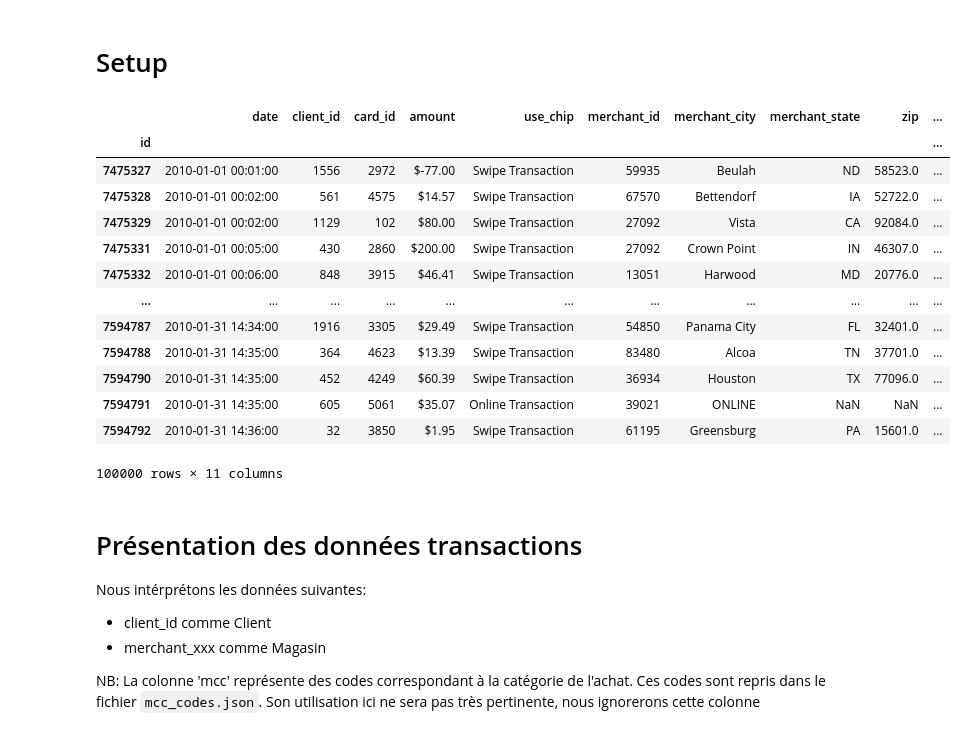
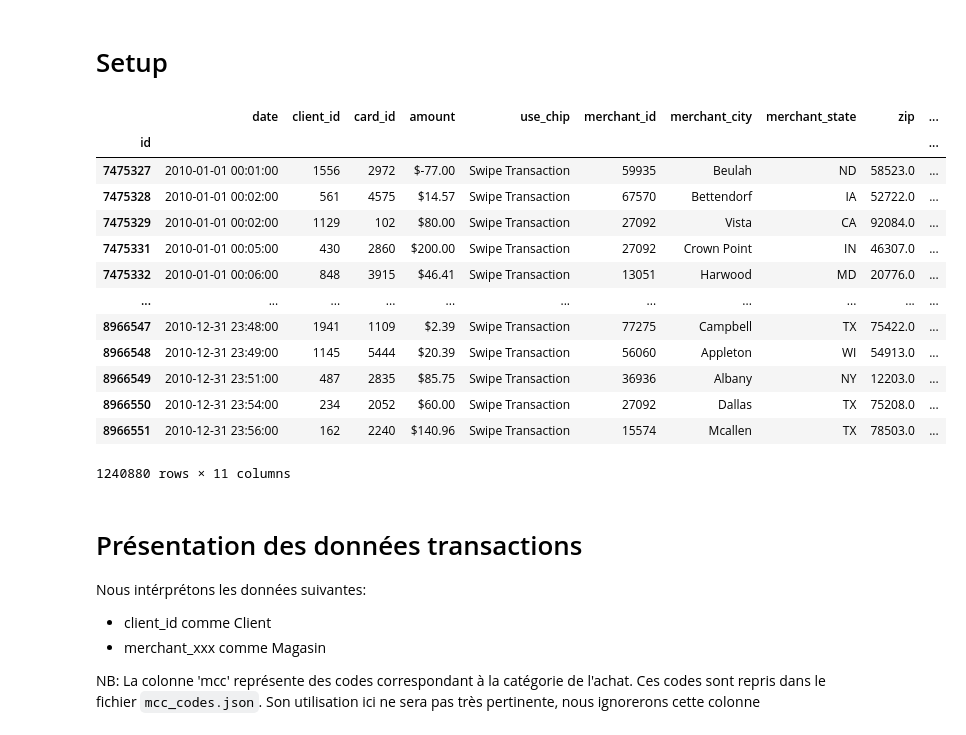
Before and after one commit to etu47734/Projet-Data-Analytics, a Jupyter notebook: init.ipynb, the cells around one changed output. Saved outputs shown, nothing was run; the diff lists cells and outputs as text; code cells hidden in the pictures.

```diff
--- a/init.ipynb
+++ b/init.ipynb
@@ -2,25 +2,30 @@
 # Setup
 # %%
 
-import pandas as pd;
+import pandas as pd
+import seaborn as sns
+import matplotlib.pyplot as plt
+
+pd.plotting.register_matplotlib_converters()
+%matplotlib inline
 
 transactions = pd.read_csv("./financial_transactions/transactions_data.csv")
 transactions.set_index("id")
 # %% [output]
 |  | date | client_id | card_id | amount | use_chip | merchant_id | merchant_city | merchant_state | zip | ... |
 | id |  |  |  |  |  |  |  |  |  | ... |
 | 7475327 | 2010-01-01 00:01:00 | 1556 | 2972 | $-77.00 | Swipe Transaction | 59935 | Beulah | ND | 58523.0 | ... |
 | 7475328 | 2010-01-01 00:02:00 | 561 | 4575 | $14.57 | Swipe Transaction | 67570 | Bettendorf | IA | 52722.0 | ... |
 | 7475329 | 2010-01-01 00:02:00 | 1129 | 102 | $80.00 | Swipe Transaction | 27092 | Vista | CA | 92084.0 | ... |
 | 7475331 | 2010-01-01 00:05:00 | 430 | 2860 | $200.00 | Swipe Transaction | 27092 | Crown Point | IN | 46307.0 | ... |
 | 7475332 | 2010-01-01 00:06:00 | 848 | 3915 | $46.41 | Swipe Transaction | 13051 | Harwood | MD | 20776.0 | ... |
 | ... | ... | ... | ... | ... | ... | ... | ... | ... | ... | ... |
-| 7594787 | 2010-01-31 14:34:00 | 1916 | 3305 | $29.49 | Swipe Transaction | 54850 | Panama City | FL | 32401.0 | ... |
-| 7594788 | 2010-01-31 14:35:00 | 364 | 4623 | $13.39 | Swipe Transaction | 83480 | Alcoa | TN | 37701.0 | ... |
-| 7594790 | 2010-01-31 14:35:00 | 452 | 4249 | $60.39 | Swipe Transaction | 36934 | Houston | TX | 77096.0 | ... |
-| 7594791 | 2010-01-31 14:35:00 | 605 | 5061 | $35.07 | Online Transaction | 39021 | ONLINE | NaN | NaN | ... |
-| 7594792 | 2010-01-31 14:36:00 | 32 | 3850 | $1.95 | Swipe Transaction | 61195 | Greensburg | PA | 15601.0 | ... |
+| 8966547 | 2010-12-31 23:48:00 | 1941 | 1109 | $2.39 | Swipe Transaction | 77275 | Campbell | TX | 75422.0 | ... |
+| 8966548 | 2010-12-31 23:49:00 | 1145 | 5444 | $20.39 | Swipe Transaction | 56060 | Appleton | WI | 54913.0 | ... |
+| 8966549 | 2010-12-31 23:51:00 | 487 | 2835 | $85.75 | Swipe Transaction | 36936 | Albany | NY | 12203.0 | ... |
+| 8966550 | 2010-12-31 23:54:00 | 234 | 2052 | $60.00 | Swipe Transaction | 27092 | Dallas | TX | 75208.0 | ... |
+| 8966551 | 2010-12-31 23:56:00 | 162 | 2240 | $140.96 | Swipe Transaction | 15574 | Mcallen | TX | 78503.0 | ... |
-100000 rows × 11 columns
+1240880 rows × 11 columns
 # %% [markdown]
 # Présentation des données transactions
 Nous intérprétons les données suivantes:
```
Also changed, not shown: parts of 28 cells of this notebook, 1 other file.
